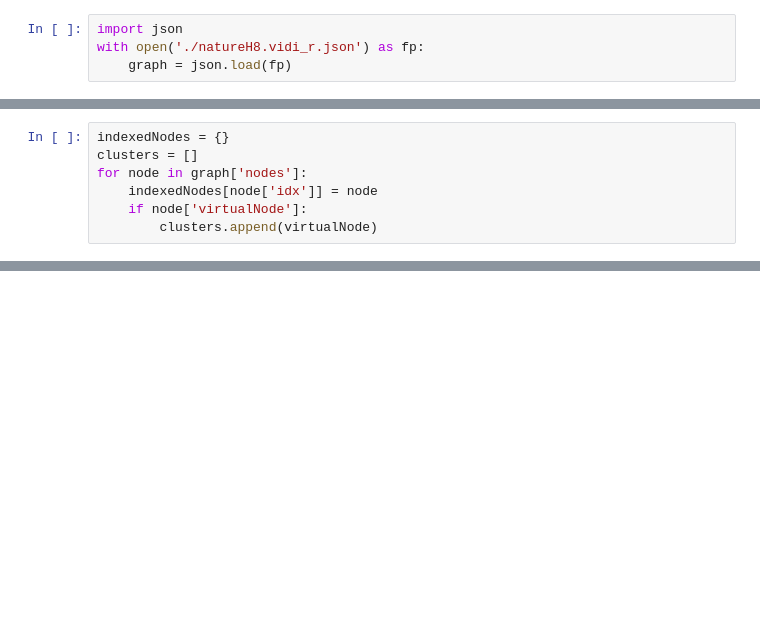
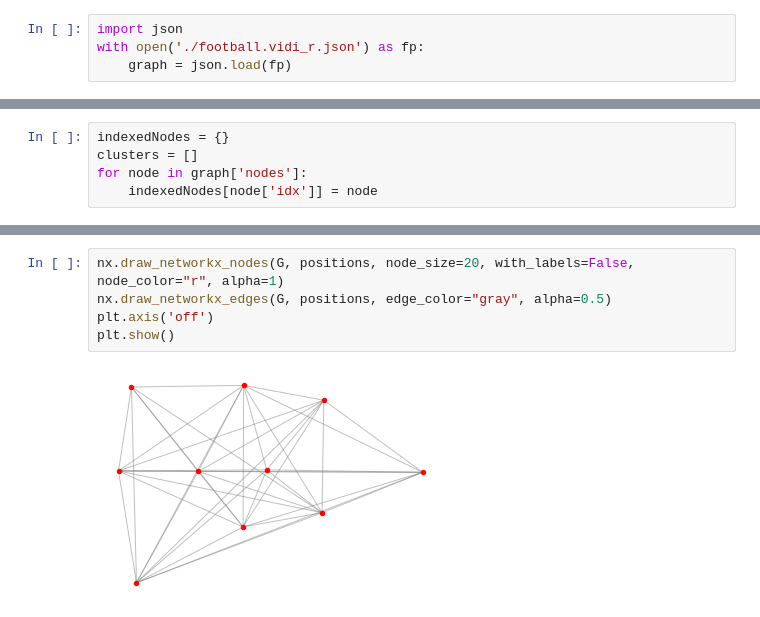
Before and after one commit to Francbob/GraphVisPreprocess, a Jupyter notebook: data/StreamingAssets/Layout.ipynb, the cells around one changed output, grey strips where cells are left out. Drawn from its saved outputs; the diff is of its cells as text; blank space fills up the shorter version.

```diff
--- a/data/StreamingAssets/Layout.ipynb
+++ b/data/StreamingAssets/Layout.ipynb
@@ -1,6 +1,6 @@
 # %%
 import json
-with open('./natureH8.vidi_r.json') as fp:
+with open('./football.vidi_r.json') as fp:
     graph = json.load(fp)
 # %%
 import networkx as nx
@@ -27,8 +28,6 @@ indexedNodes = {}
 clusters = []
 for node in graph['nodes']:
     indexedNodes[node['idx']] = node
-    if node['virtualNode']:
-        clusters.append(virtualNode)
 # %%
 # construct quotient graphs
 import networkx as nx
@@ -88,0 +132,7 @@ Requirement already satisfied: numpy in e:\anaconda\lib\site-packages (from fa2)
+# %%
+nx.draw_networkx_nodes(G, positions, node_size=20, with_labels=False, node_color="r", alpha=1)
+nx.draw_networkx_edges(G, positions, edge_color="gray", alpha=0.5)
+plt.axis('off')
+plt.show()
+# %% [output]
+[figure, added]
```
Also changed, not shown: parts of 9 cells of this notebook, 1 other file.
